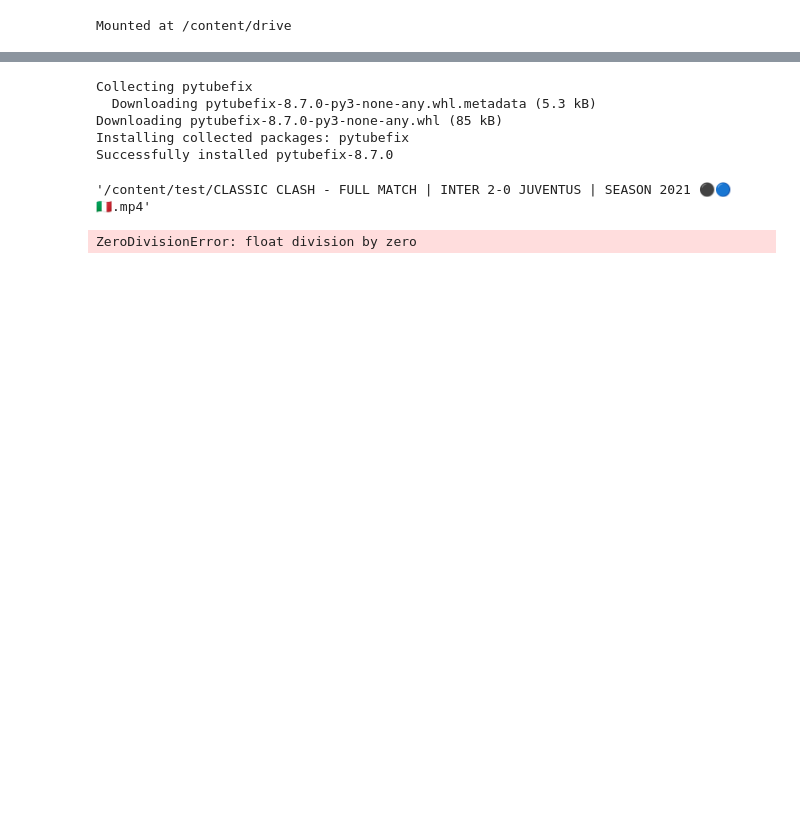
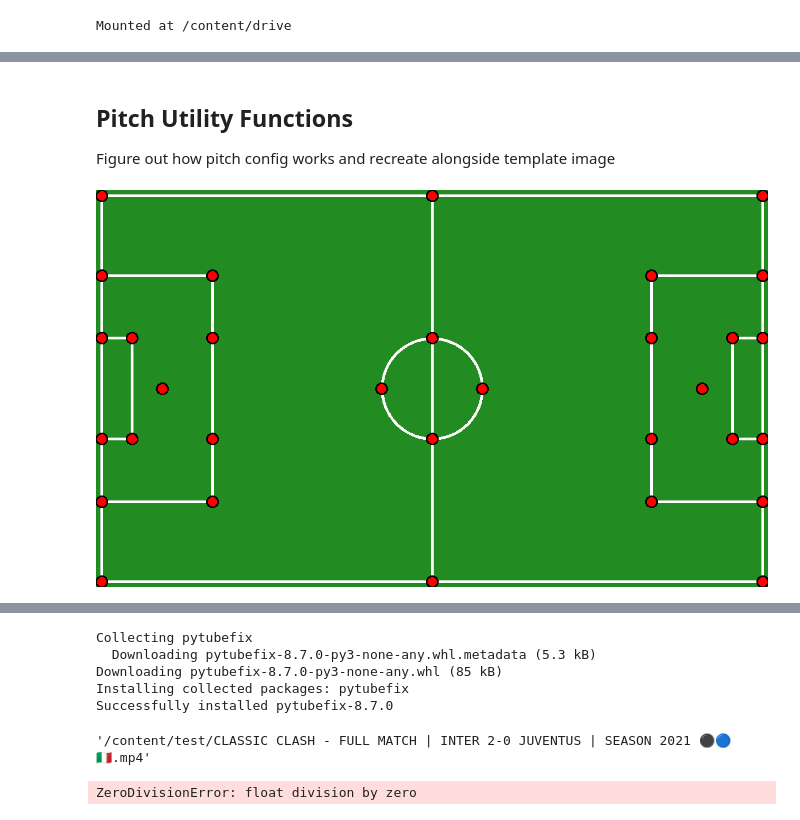
Before and after one commit to AeroEng16/FootballAnalysis, a Jupyter notebook: lineDetectionAndHomography.ipynb, the cells around one changed output, grey strips where cells are left out. Drawn from its saved outputs; the diff is of its cells as text; code cells hidden in the pictures; blank space fills up the shorter version.

```diff
--- a/lineDetectionAndHomography.ipynb
+++ b/lineDetectionAndHomography.ipynb
@@ -59,0 +87,4 @@ INFO:patool:... /content/drive/MyDrive/ML/FootballAnalysis/Data/HomographyDatase
+# %% [markdown]
+## Pitch Utility Functions
+
+Figure out how pitch config works and recreate alongside template image
@@ -59,0 +498,4 @@ INFO:patool:... /content/drive/MyDrive/ML/FootballAnalysis/Data/HomographyDatase
+# %%
+cv2_imshow(draw_points_on_pitch(CONFIG,CONFIG.vertices,padding=10))
+# %% [output]
+[figure, added]
```
Also changed, not shown: parts of 12 cells of this notebook.
